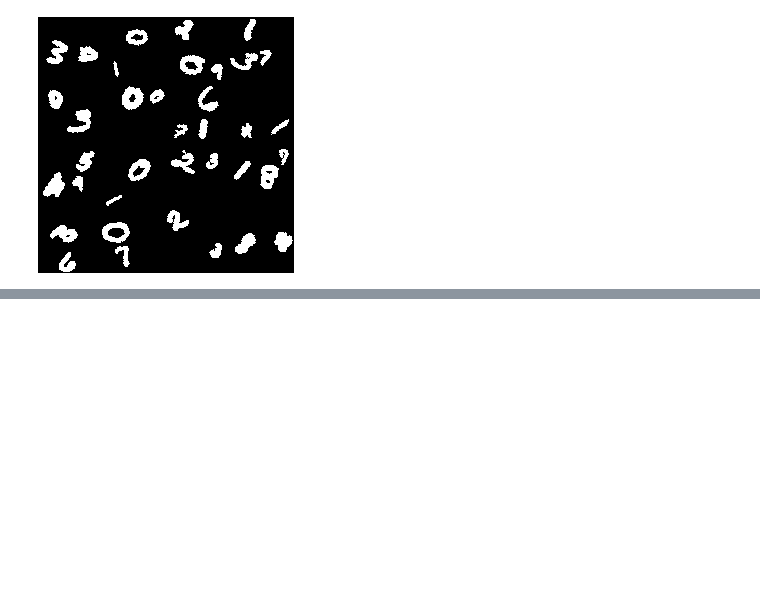
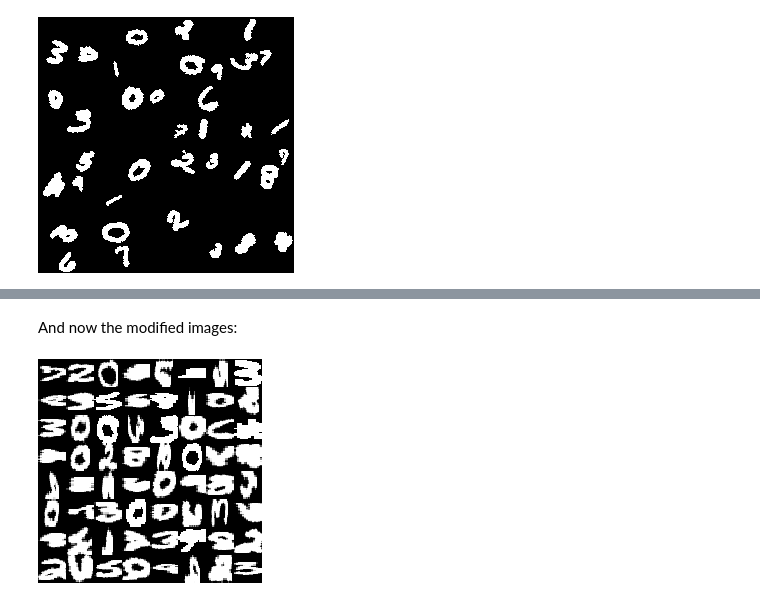
Before and after one commit to tamirbennatan/EMNIST-Classification, a Jupyter notebook: feature_engineering/Basic-Cleanup.ipynb, the cells around one changed output, grey strips where cells are left out. Drawn from its saved outputs; the diff is of its cells as text; code cells hidden in the pictures; blank space fills up the shorter version.

```diff
--- a/feature_engineering/Basic-Cleanup.ipynb
+++ b/feature_engineering/Basic-Cleanup.ipynb
@@ -108,7 +108,7 @@ def to_black_or_white(original):
     # if its not white, convet to black
     images[notwhite] = 0
 
-    return images
+    return images.astype("uint8")
 # %%
 before = gallery(X_test[16:32], ncols = 4)
 Image.fromarray(before).convert("L")
@@ -123,0 +124,2 @@ Excellent.
+# %%
+X_test_bow = to_black_or_white(X_test)
@@ -123,0 +133,30 @@ Excellent.
+# %%
+def crop_minAreaRect(img, rect):
+
+    # rotate img
+    angle = rect[2]
+    rows,cols = img.shape[0], img.shape[1]
+    M = cv2.getRotationMatrix2D((cols/2,rows/2),angle,1)
+    img_rot = cv2.warpAffine(img,M,(cols,rows))
+
+    # rotate bounding box
+    rect0 = (rect[0], rect[1], 0.0)
+    box = cv2.boxPoints(rect)
+    pts = np.int0(cv2.transform(np.array([box]), M))[0]
+    pts[pts < 0] = 0
+
+    # crop
+    img_crop = img_rot[pts[1][1]:pts[0][1],
+                       pts[1][0]:pts[2][0]]
+
+    """
+    Sometimes when the image is rotated by 90 degrees, the `minAreaRect` function gets
+    confused as to which way is up.
+
+    If this happens, it will return the number rotated by -90 degrees.
+    To fix this, just rotate by 90 degrees
+    """
+    if angle <= -45.0:
+        img_crop = np.rot90(img_crop)
+
+    return img_crop
@@ -123,0 +232,7 @@ Excellent.
+# %% [markdown]
+And now the modified images:
+# %%
+result2 = gallery(modified[0:64], ncols = 8)
+Image.fromarray(result2).convert("L")
+# %% [output]
+[figure, added]
```
Also changed, not shown: parts of 7 cells of this notebook.
